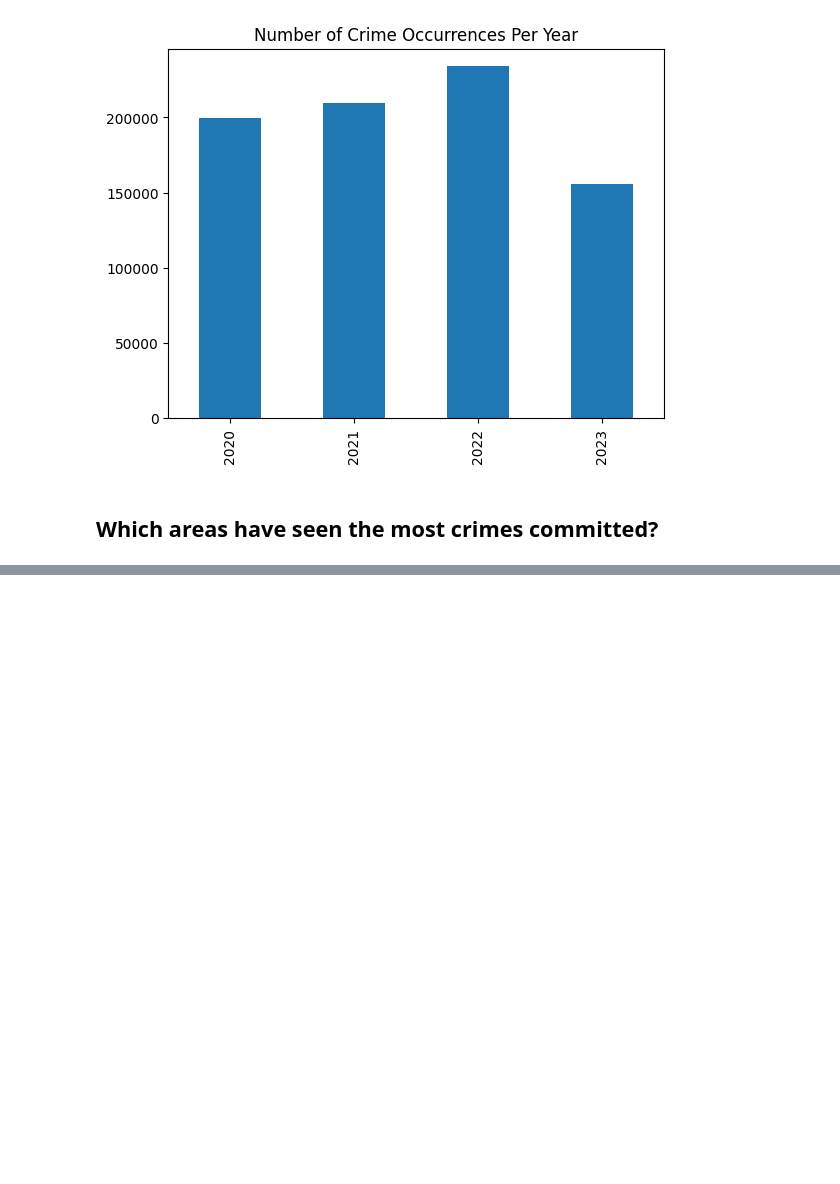
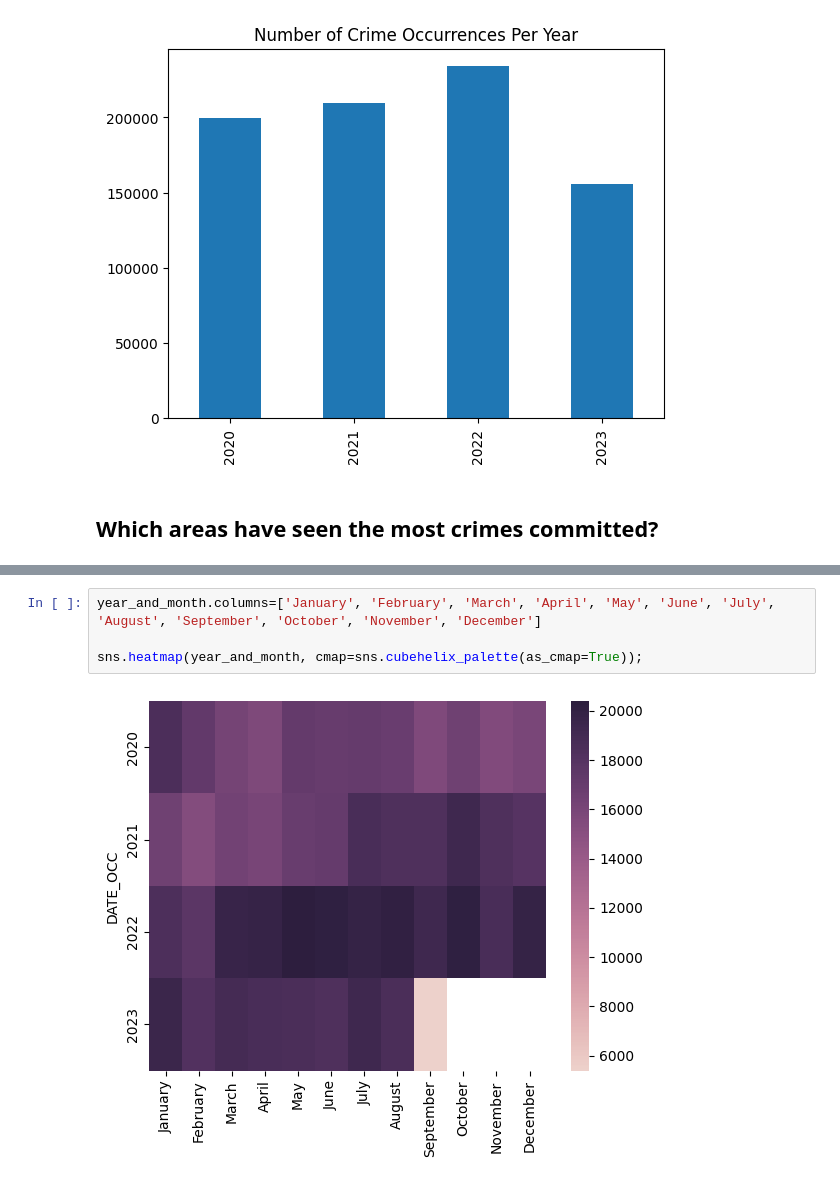
Before and after one commit to acorvin/la-crime-stats, a Jupyter notebook: la-crime-stats.ipynb, the cells around one changed output, grey strips where cells are left out. Saved outputs shown, nothing was run; the diff lists cells and outputs as text; blank space fills up the shorter version.

```diff
--- a/la-crime-stats.ipynb
+++ b/la-crime-stats.ipynb
@@ -352,0 +360,6 @@ Text(0.5, 0, '')
+# %%
+year_and_month.columns=['January', 'February', 'March', 'April', 'May', 'June', 'July', 'August', 'September', 'October', 'November', 'December']
+
+sns.heatmap(year_and_month, cmap=sns.cubehelix_palette(as_cmap=True));
+# %% [output]
+[figure, added]
```
Also changed, not shown: parts of 3 cells of this notebook.
